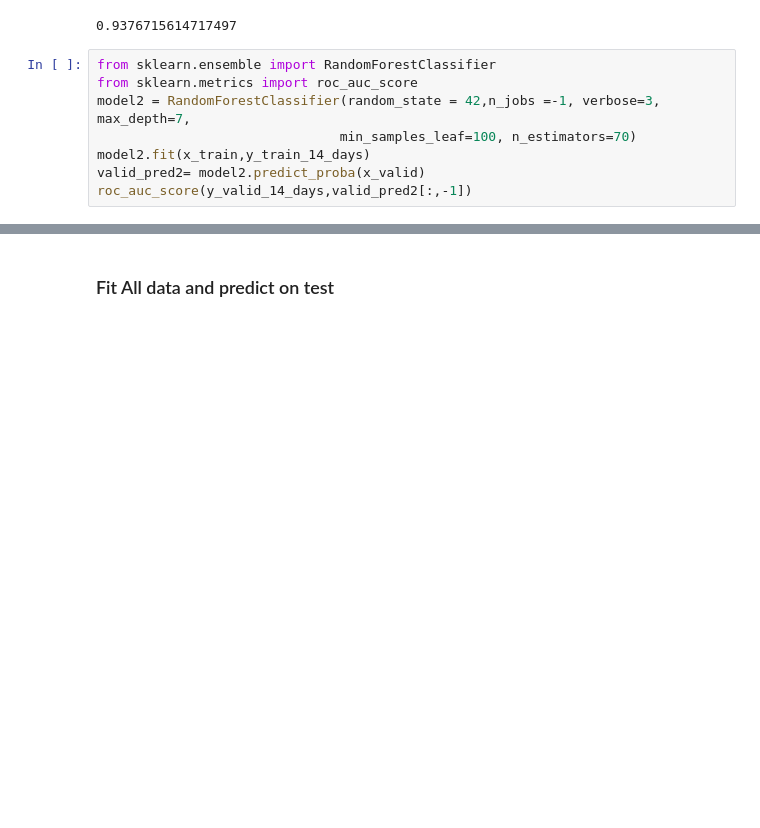
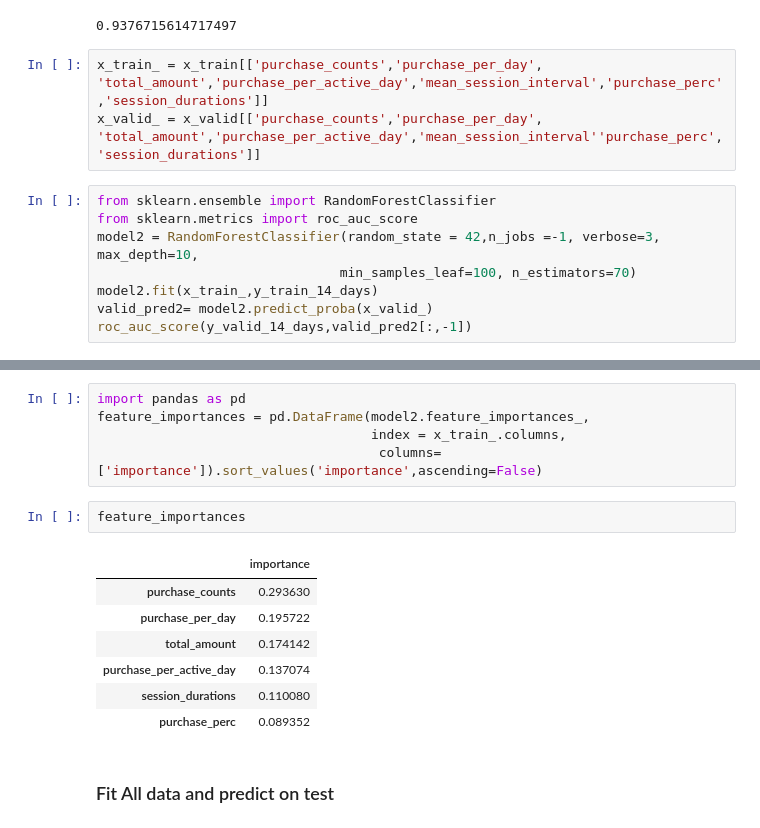
Before and after one commit to minchenw/User-Purchase-Prediction, a Jupyter notebook: random_forest_grid_search.ipynb, the cells around one changed output, grey strips where cells are left out. Saved outputs shown, nothing was run; the diff lists cells and outputs as text; blank space fills up the shorter version.

```diff
--- a/random_forest_grid_search.ipynb
+++ b/random_forest_grid_search.ipynb
@@ -358,12 +422,15 @@ building tree 70 of 70
 print(gridSearch.best_score_)
 # %% [output]
 0.9376715614717497
+# %%
+x_train_ = x_train[['purchase_counts','purchase_per_day', 'total_amount','purchase_per_active_day','mean_session_interval','purchase_perc','session_durations']]
+x_valid_ = x_valid[['purchase_counts','purchase_per_day', 'total_amount','purchase_per_active_day','mean_session_interval''purchase_perc','session_durations']]
 # %%
 from sklearn.ensemble import RandomForestClassifier
 from sklearn.metrics import roc_auc_score
-model2 = RandomForestClassifier(random_state = 42,n_jobs =-1, verbose=3, max_depth=7,
+model2 = RandomForestClassifier(random_state = 42,n_jobs =-1, verbose=3, max_depth=10,
                                min_samples_leaf=100, n_estimators=70)
-model2.fit(x_train,y_train_14_days)
-valid_pred2= model2.predict_proba(x_valid)
+model2.fit(x_train_,y_train_14_days)
+valid_pred2= model2.predict_proba(x_valid_)
 roc_auc_score(y_valid_14_days,valid_pred2[:,-1])
 # %% [output]
@@ -411,3 +476,18 @@ building tree 70 of 70
+# %%
+import pandas as pd
+feature_importances = pd.DataFrame(model2.feature_importances_,
+                                   index = x_train_.columns,
+                                    columns=['importance']).sort_values('importance',ascending=False)
+# %%
+feature_importances
+# %% [output]
+|  | importance |
+| purchase_counts | 0.293630 |
+| purchase_per_day | 0.195722 |
+| total_amount | 0.174142 |
+| purchase_per_active_day | 0.137074 |
+| session_durations | 0.110080 |
+| purchase_perc | 0.089352 |
 # %% [markdown]
 ### Fit All data and predict on test
 # %%
```
Also changed, not shown: parts of 20 cells of this notebook, 2 other files.
